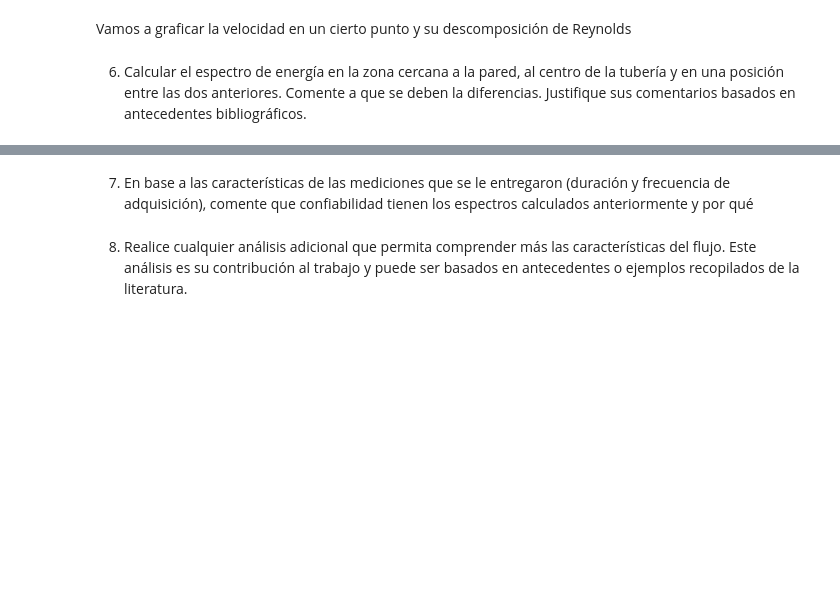
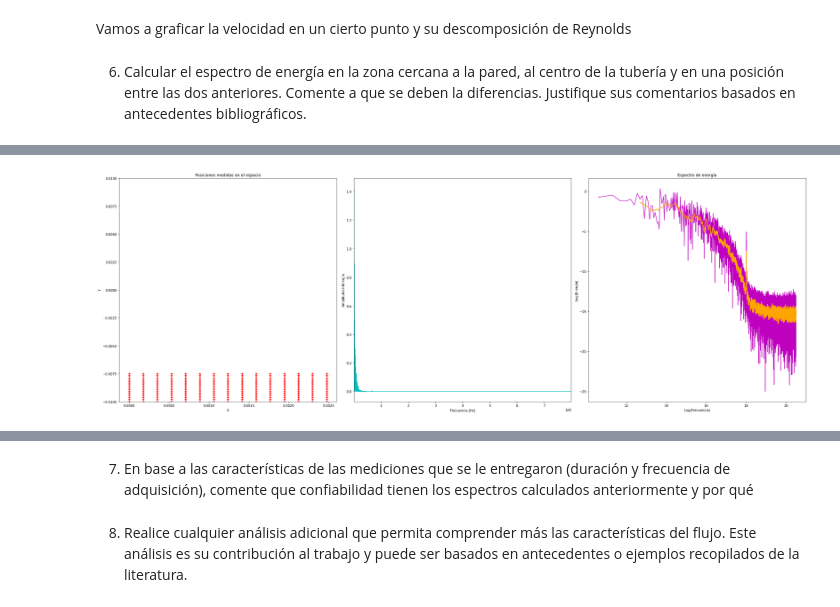
Before and after one commit to AlonsoEspinoza8/Proyecto-ICH1104, a Jupyter notebook: proyecto.ipynb, the cells around one changed output, grey strips where cells are left out. Drawn from its saved outputs; the diff is of its cells as text; code cells hidden in the pictures; blank space fills up the shorter version.

Commit message:
Gráficos de espectro de energía hechos

```diff
--- a/proyecto.ipynb
+++ b/proyecto.ipynb
@@ -19,9 +19,6 @@ agua = {"densidad": 998,  # kg/m3
         "viscocidad dinámica": 1 * (10 ** -3), # kg/(m * s)
         "viscocidad cinemática": 1.01 * (10 ** -6), # m2/s
         "diametro": 0.021} # m
-
-dt = 1/1949 # 1/frecuencia es el intervalo de tiempo de las fotos tomadas
-t = dt*np.arange(39999) # Tiempo en segundos del experimento
 # %% [markdown]
 Gráfico de los puntos del espacio
 # %%
@@ -315,17 +324,3 @@ Vamos a graficar la velocidad en un cierto punto y su descomposición de Reynold
 6) Calcular el espectro de energía en la zona cercana a la pared, al centro de la tubería y
 en una posición entre las dos anteriores. Comente a que se deben la diferencias.
 Justifique sus comentarios basados en antecedentes bibliográficos.
-# %%
-f = vel
-fhat = np.fft.fft(f, len(vel))
-psd = fhat * np.conj(fhat) / len(vel) # Amplitud
-freq = 1/dt * np.arange(len(vel)) # Frecuencia
-
-print(psd)
-# print([a.real for a in psd])
-# print([a.imag for a in psd])
-
-plt.plot(freq[1:], [a.real for a in psd][1:], color="green")
-plt.xlabel("Frecuencia [Hz]")
-plt.ylabel("Amplitud de Energía")
-plt.show()
@@ -335,0 +329,70 @@ plt.show()
+# %%
+def fourier_transform(zone):
+    # upper y lower me definirán las zonas donde tenemos que estar
+
+    if zone == "pared inferior":
+        upper = 115
+        lower = 115 - 15
+    elif zone == "pared superior":
+        upper = 15
+        lower = 0
+    elif zone == "medio":
+        upper = 70
+        lower = 50
+
+    # Tenemos que crear submatrices de las matrices x e y
+    sub_y = y[lower:upper]
+    sub_x = x[lower:upper]
+    sub_u = u[lower:upper]
+    sub_v = u[lower:upper]
+
+    # Gráfico de la zona en la que estamos calculando el espectro de energía
+
+    sub_u_t = np.mean(sub_u, axis=(0,1))
+    sub_v_t = np.mean(sub_v, axis=(0,1))
+    vel = np.linalg.norm([sub_u_t, sub_v_t], axis=0)
+
+    # Ahora hay que calcular la transformada de Fourier
+
+    f = vel
+    n = len(vel)
+    dt = 1/39999
+    fhat = np.fft.fft(f, n)
+    psd = fhat * np.conj(fhat) / n # Amplitud
+    freq = (1/dt) * np.arange(n) # Frecuencia
+    L = np.arange(1, np.floor(n/2), dtype="int")
+
+    # Graficar la transformada de Fourier y la zona en la cual la estamos calculando
+
+    fig, ax = plt.subplots(1, 3)
+
+    ax[0].plot(sub_x, sub_y,'r*')
+    ax[0].set_title("Posiciones medidas en el espacio")
+    ax[0].set_xlabel("X")
+    ax[0].set_ylabel("Y")
+    ax[0].set_ylim(-0.01, 0.01)
+
+    ax[1].plot(freq[L], psd[L], color="c")
+    ax[1].set_xlabel("Frecuencia [Hz]")
+    ax[1].set_ylabel("Amplitud de Energía")
+    ax[1].set_xlim(freq[L[0]], freq[L[-1]])
+
+    # Ahora a graficar los logaritmos de estos datos
+    filt = np.ones(15)/15
+    smooth_log_psd = np.convolve(np.log(psd[L]), filt, mode="valid")
+
+    ax[2].plot(np.log(freq[L]), np.log(psd[L]), color="m")
+    ax[2].plot(np.log(freq[L])[7:-7], smooth_log_psd, color="orange", linewidth=2)
+    ax[2].set_xlabel("Log(Frecuencia)")
+    ax[2].set_ylabel("Log(Energía)")
+    ax[2].set_title("Espectro de energía")
+
+    print(np.log(freq[L]))
+    print(np.log(psd[L].real))
+
+    plt.show()
+
+    print(f"Amplitud: {psd[1]}, Frecuencia: {freq[1]}")
+
+fourier_transform("pared inferior")
+# %% [output]
@@ -335,0 +403 @@ plt.show()
+[figure, added]
```
Also changed, not shown: parts of 7 cells of this notebook, 1 other file.
